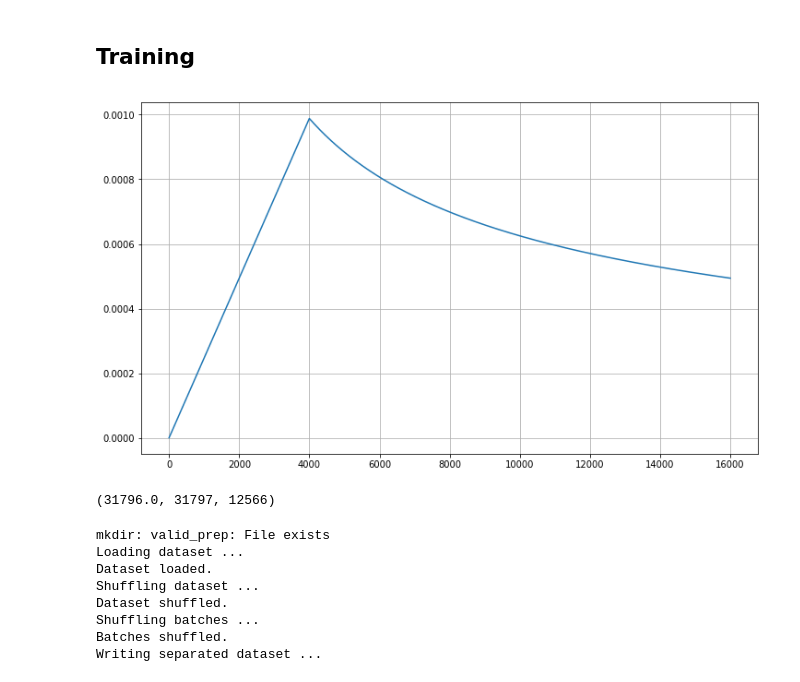
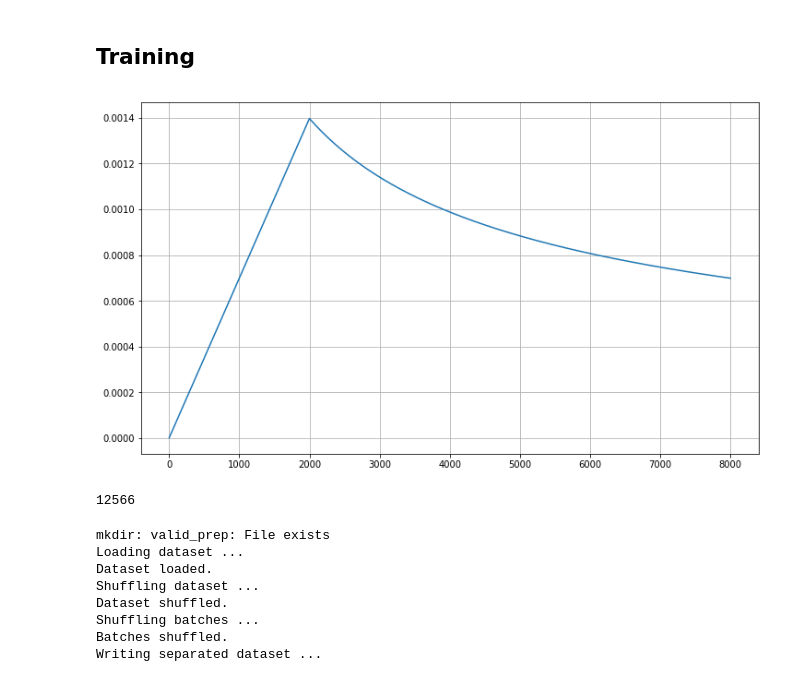
Before and after one commit to DariaGusarova/experiments-21, a Jupyter notebook: baseline.ipynb, the cells around one changed output. Drawn from its saved outputs; the diff is of its cells as text; code cells hidden in the pictures.

```diff
--- a/baseline.ipynb
+++ b/baseline.ipynb
@@ -276,31 +269,25 @@ get_batch(de_sent_reordered[idx:idx+5], de_lens_reordered[idx:idx+5])
 # %% [markdown]
 ## Training
 # %%
-dmodel, warmupsteps = 256, 4000
+dmodel, warmupsteps = 256, 2000
 lambda1 = lambda epoch: 1./np.sqrt(dmodel) * min(1./np.sqrt(epoch+1), (epoch+1) / warmupsteps / np.sqrt(warmupsteps))
 grid = np.arange(warmupsteps*4)
 values = list(map(lambda1, grid))
 
 plt.figure(figsize=(12, 7))
 plt.plot(grid, values)
 plt.grid()
 plt.show()
 # %% [output]
-[figure, old version]
+[figure, new version]
 # %%
-def get_vocab_mask(lang):
-    vocab_mask = np.ones(len(lang))
-    vocab_mask[lang['<unk>']] = 0
-    return vocab_mask
-
 def get_unk_idx(lang):
     return lang['<unk>']
 
-vocab_mask = get_vocab_mask(de)
 unk_idx = get_unk_idx(de)
-vocab_mask.sum(), len(vocab_mask), unk_idx
+unk_idx
 # %% [output]
-(31796.0, 31797, 12566)
+12566
 # %%
 from training import separate_dataset
 # %%
```
Also changed, not shown: parts of 13 cells of this notebook.
